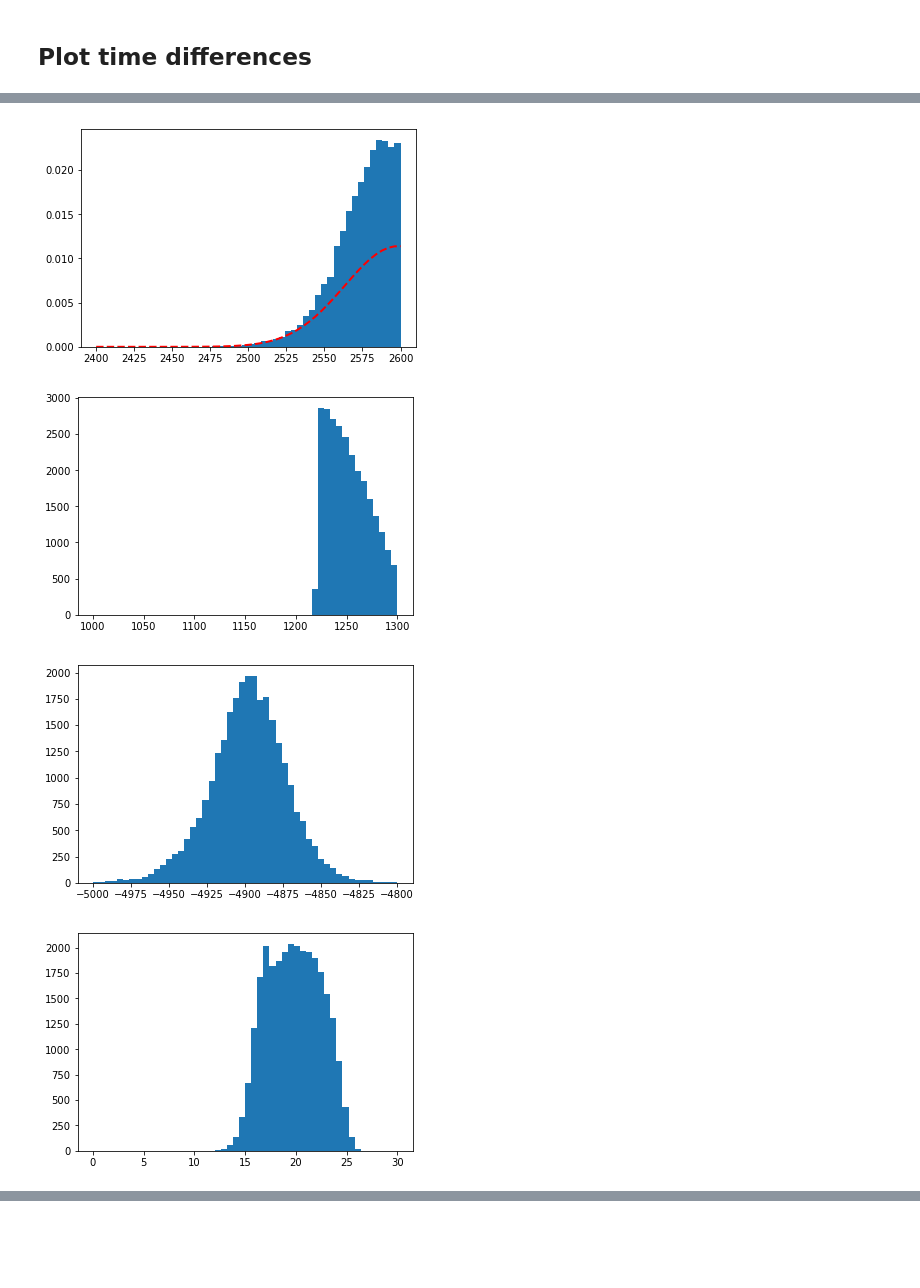
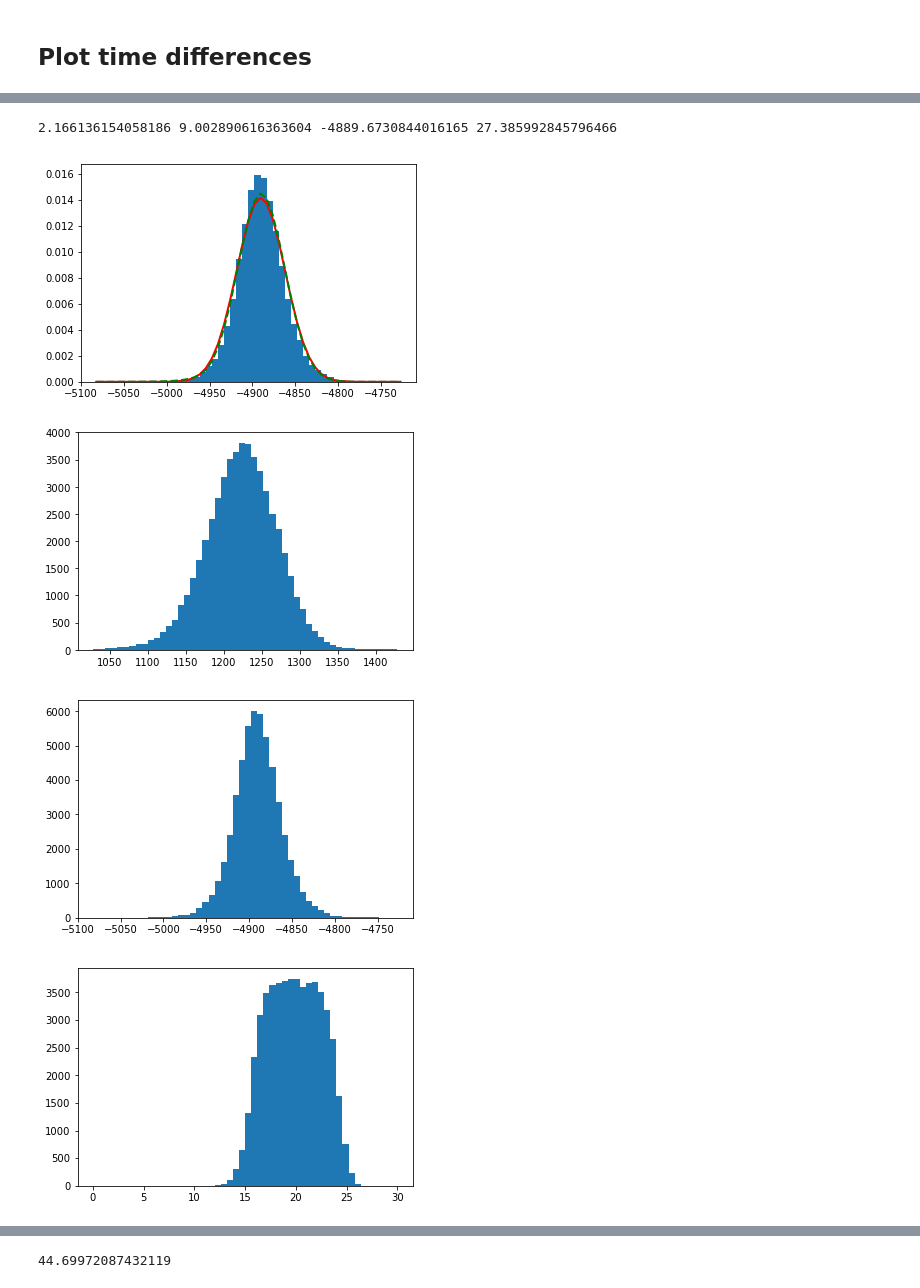
Before and after one commit to chernyavskaya/ECALtestBeam, a Jupyter notebook: EcalTimeResolution.ipynb, the cells around one changed output, grey strips where cells are left out. Saved outputs shown, nothing was run; the diff lists cells and outputs as text; code cells hidden in the pictures; blank space fills up the shorter version.

Commit message:
Working time resolution fit with CB

```diff
--- a/EcalTimeResolution.ipynb
+++ b/EcalTimeResolution.ipynb
@@ -110,7 +111,7 @@ for energy in energies:
                 evt_dict['dt_ecal_mcp1_'+xstal] = ((evt.fit_time[getattr(evt, xstal)]-evt.fit_time[evt.MCP1]+evt.fit_time[evt.VFE_CLK])-int((evt.fit_time[getattr(evt, xstal)]-evt.fit_time[evt.MCP1]+evt.fit_time[evt.VFE_CLK])/6.238)*6.238)*1000
                 evt_dict['dt_ecal_mcp2_'+xstal] = ((evt.fit_time[getattr(evt, xstal)]-evt.fit_time[evt.MCP2]+evt.fit_time[evt.VFE_CLK])-int((evt.fit_time[getattr(evt, xstal)]-evt.fit_time[evt.MCP2]+evt.fit_time[evt.VFE_CLK])/6.238)*6.238)*1000
                 evt_dict['dt_mcp2_mcp1_'+xstal] = (evt.fit_time[evt.MCP2]-evt.fit_time[evt.MCP1])*1000.
-                evt_dict['dt_mcp2_mcp1_'+xstal] = (evt.fit_time[evt.MCP2]-evt.fit_time[evt.MCP1])*1000.
+                #evt_dict['dt_mcp2_mcp1_'+xstal] = (evt.fit_time[evt.MCP2]-evt.fit_time[evt.MCP1])*1000.
 
             data.append(evt_dict)
 
@@ -136,11 +131,12 @@ for energy in energies:
     dict_df_energy[energy] = df
 # %% [markdown]
 ## Event selection
-# %%
-dt_cut = 300
-#Event selection
-for energy in energies:
-    df = dict_df_energy[energy]
-    dict_df_energy[energy] = df.loc[(df.dt_ecal_mcp1_C3<df['dt_ecal_mcp1_C3'].mean()+dt_cut) & (df.dt_ecal_mcp1_C3>df['dt_ecal_mcp1_C3'].mean()-dt_cut)
-      & (df.dt_ecal_mcp2_C3<df['dt_ecal_mcp2_C3'].mean()+dt_cut) & (df.dt_ecal_mcp2_C3>df['dt_ecal_mcp2_C3'].mean()-dt_cut)
-      & (df.dt_mcp2_mcp1_C3<df['dt_mcp2_mcp1_C3'].mean()+dt_cut) & (df.dt_mcp2_mcp1_C3>df['dt_mcp2_mcp1_C3'].mean()-dt_cut)]
+# %%
+dt_cut = 200
+#Event selection
+for energy in energies:
+    df = dict_df_energy[energy]
+    selection = ((abs(df['dt_ecal_mcp2_C3']-df['dt_ecal_mcp2_C3'].median())<dt_cut) &
+                 (abs(df['dt_ecal_mcp1_C3']-df['dt_ecal_mcp1_C3'].median())<dt_cut) &
+                 (abs(df['dt_mcp2_mcp1_C3']-df['dt_mcp2_mcp1_C3'].median())<dt_cut))
+    dict_df_energy[energy] = df.loc[selection]
@@ -239,23 +280,33 @@ plt.show()
 from scipy.stats import norm
 import matplotlib.mlab as mlab
 #val = list(df.loc[(df.dt_ecal_mcp1_C3>2400) & (df.dt_ecal_mcp1_C3<2600)]['dt_ecal_mcp1_C3'])
-val = list(df['dt_ecal_mcp1_C3'])
+val = list(df['dt_mcp2_mcp1_C3'])
 
-n,bins,_ = plt.hist(val,bins=50,range=[2400,2600],normed=1)
+n,bins,_ = plt.hist(val,bins=50,normed=1)
 # best fit of data
 (mu, sigma) = norm.fit(val,loc=2482.814488891773,scale=30.)
 # add a 'best fit' line
 y = mlab.normpdf( bins, mu, sigma)
-l = plt.plot(bins, y, 'r--', linewidth=2)
+l = plt.plot(bins, y, 'r-', linewidth=2)
+
+from scipy.stats import crystalball
+# best fit of data
+beta, cb_m, loc, scale = crystalball.fit(val,loc=2482.814488891773,scale=30.)
+# add a 'best fit' line
+y = crystalball.pdf( bins, beta, cb_m, loc, scale)
+l = plt.plot(bins, y, 'g--', linewidth=2)
+print beta,cb_m,loc,scale
 plt.show()
 
 
-plt.hist(list(df['dt_ecal_mcp2_C3']),bins=50,range=[1000,1300])
+plt.hist(list(df['dt_ecal_mcp2_C3']),bins=50)
 plt.show()
-plt.hist(list(df['dt_mcp2_mcp1_C3']),bins=50,range=[-5000,-4800])
+plt.hist(list(df['dt_mcp2_mcp1_C3']),bins=50)
 plt.show()
 plt.hist(list(df['fit_time_MCP2']),bins=50,range=[0,30])
 plt.show()
 plt.hist(list(df['fit_time_MCP1']),bins=50,range=[0,30])
 plt.show()
+
+print(df['dt_ecal_mcp1_C3'].std())
 # %% [output]
@@ -264,4 +315,5 @@ plt.show()
+2.166136154058186 9.002890616363604 -4889.6730844016165 27.385992845796466
-[figure, old version]
+[figure, new version]
-[figure, old version]
+[figure, new version]
-[figure, old version]
+[figure, new version]
-[figure, old version]
+[figure, new version]
@@ -269,3 +321,4 @@ plt.show()
+44.69972087432119
 # %%
 for energy in energies:
     df = dict_df_energy[energy]
```
Also changed, not shown: parts of 12 cells of this notebook, 2 other files.
